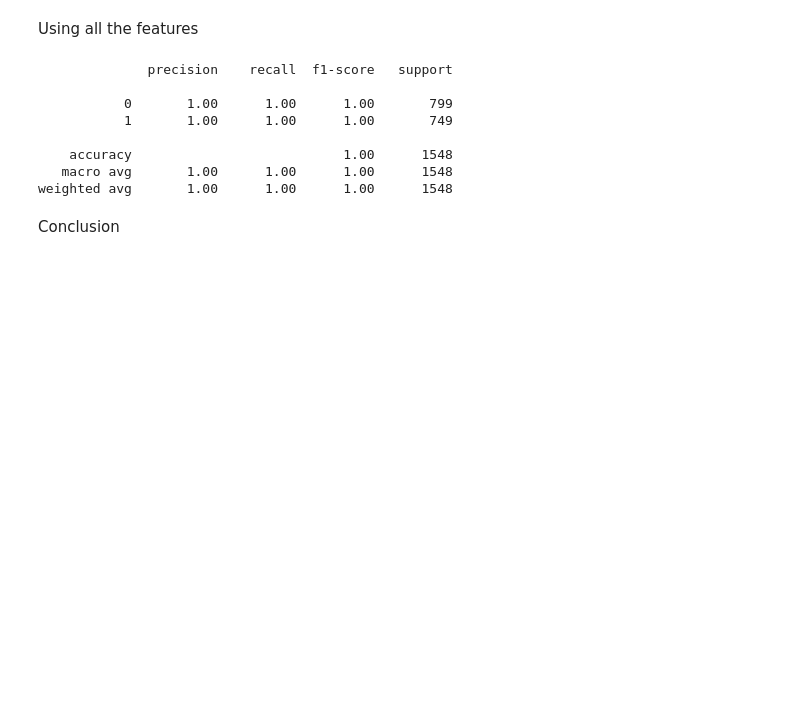
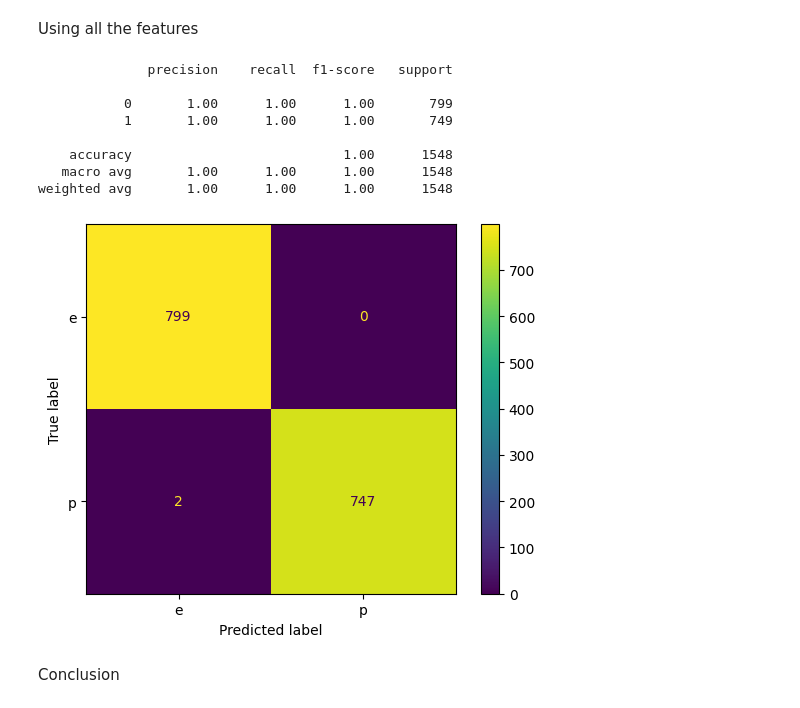
Before and after one commit to Nour184/mushroom-predictor, a Jupyter notebook: knn.ipynb, the cells around one changed output. Saved outputs shown, nothing was run; the diff lists cells and outputs as text; code cells hidden in the pictures; blank space fills up the shorter version.

```diff
--- a/knn.ipynb
+++ b/knn.ipynb
@@ -669,5 +694,20 @@ weighted avg       0.99      0.99      0.99      1548
 # %% [markdown]
 Using all the features
+# %%
+X_train_cat_mode_encoded = X_train_cat_mode.copy()
+X_test_cat_mode_encoded = X_test_cat_mode.copy()
+y_train_cat_mode_encoded = y_train_cat_mode.copy()
+y_test_cat_mode_encoded = y_test_cat_mode.copy()
+
+# Ordinal Encode features
+ordinal_encoder = OrdinalEncoder(dtype=int)
+X_train_cat_mode_encoded = ordinal_encoder.fit_transform(X_train_cat_mode_encoded)
+X_test_cat_mode_encoded = ordinal_encoder.transform(X_test_cat_mode_encoded)
+
+# Label Encode target variable
+label_encoder = LabelEncoder()
+y_train_cat_mode_encoded = label_encoder.fit_transform(y_train_cat_mode_encoded)
+y_test_cat_mode_encoded = label_encoder.transform(y_test_cat_mode_encoded)
 # %%
 knn=KNeighborsClassifier(n_neighbors=5)
 knn.fit(X_train_cat_mode_encoded, y_train_cat_mode_encoded)
@@ -684,6 +724,18 @@ print(report)
     accuracy                           1.00      1548
    macro avg       1.00      1.00      1.00      1548
 weighted avg       1.00      1.00      1.00      1548
+# %%
+cm = confusion_matrix(y_test_top_enc, pred_knn)
+
+# Display
+disp = ConfusionMatrixDisplay(
+    confusion_matrix=cm,
+    display_labels=label_encoder.classes_
+)
+disp.plot()
+plt.show()
+# %% [output]
+[figure, added]
 # %% [markdown]
 Conclusion
 # %% [markdown]
```
Also changed, not shown: parts of 5 cells of this notebook.
